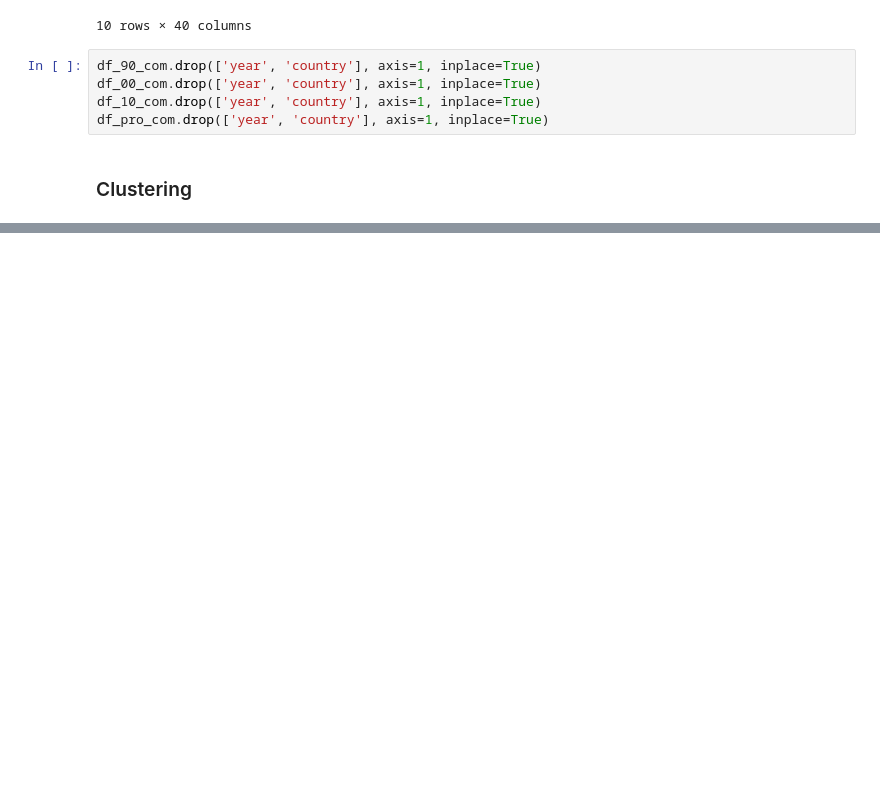
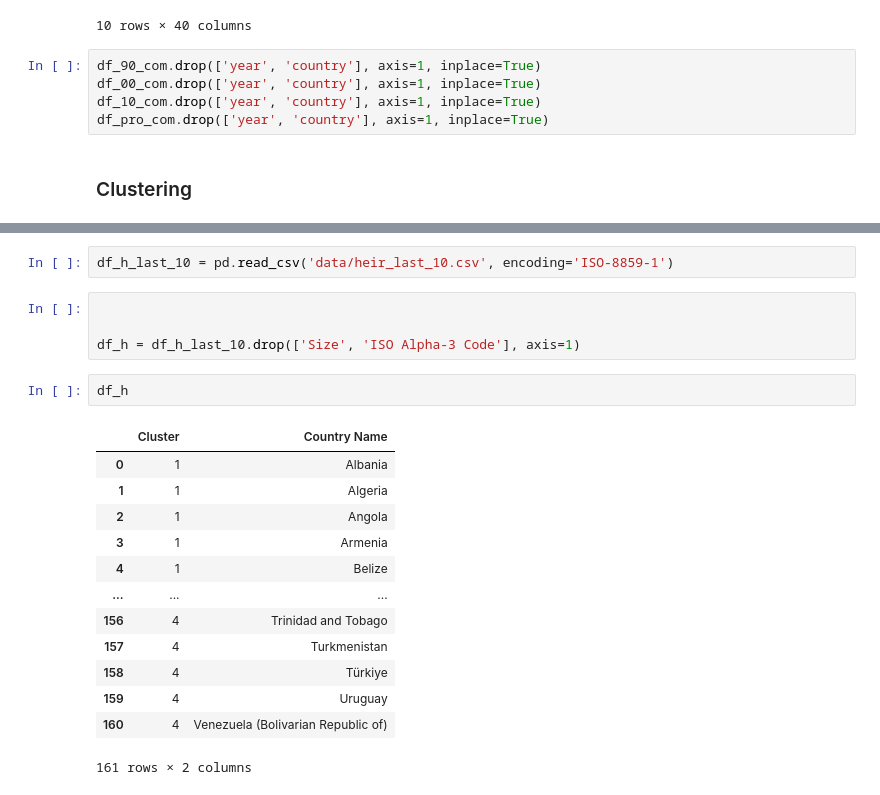
Before and after one commit to giumr06/Final_Project_Water_Management, a Jupyter notebook: cluster_hierarchical_93.ipynb, the cells around one changed output, grey strips where cells are left out. Saved outputs shown, nothing was run; the diff lists cells and outputs as text; blank space fills up the shorter version.

```diff
--- a/cluster_hierarchical_93.ipynb
+++ b/cluster_hierarchical_93.ipynb
@@ -223,0 +505,22 @@ InvalidIndexError: (slice(None, None, None), 0)
+# %%
+df_h_last_10 = pd.read_csv('data/heir_last_10.csv', encoding='ISO-8859-1')
+# %%
+
+
+df_h = df_h_last_10.drop(['Size', 'ISO Alpha-3 Code'], axis=1)
+# %%
+df_h
+# %% [output]
+|  | Cluster | Country Name |
+| 0 | 1 | Albania |
+| 1 | 1 | Algeria |
+| 2 | 1 | Angola |
+| 3 | 1 | Armenia |
+| 4 | 1 | Belize |
+| ... | ... | ... |
+| 156 | 4 | Trinidad and Tobago |
+| 157 | 4 | Turkmenistan |
+| 158 | 4 | Türkiye |
+| 159 | 4 | Uruguay |
+| 160 | 4 | Venezuela (Bolivarian Republic of) |
+161 rows × 2 columns
```
Also changed, not shown: parts of 27 cells of this notebook, 9 other files.
